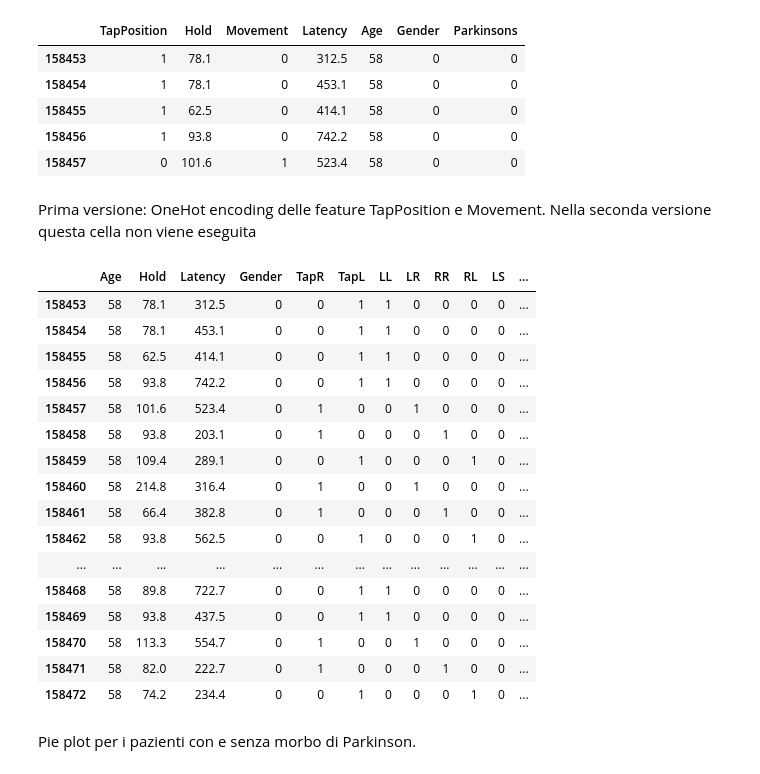
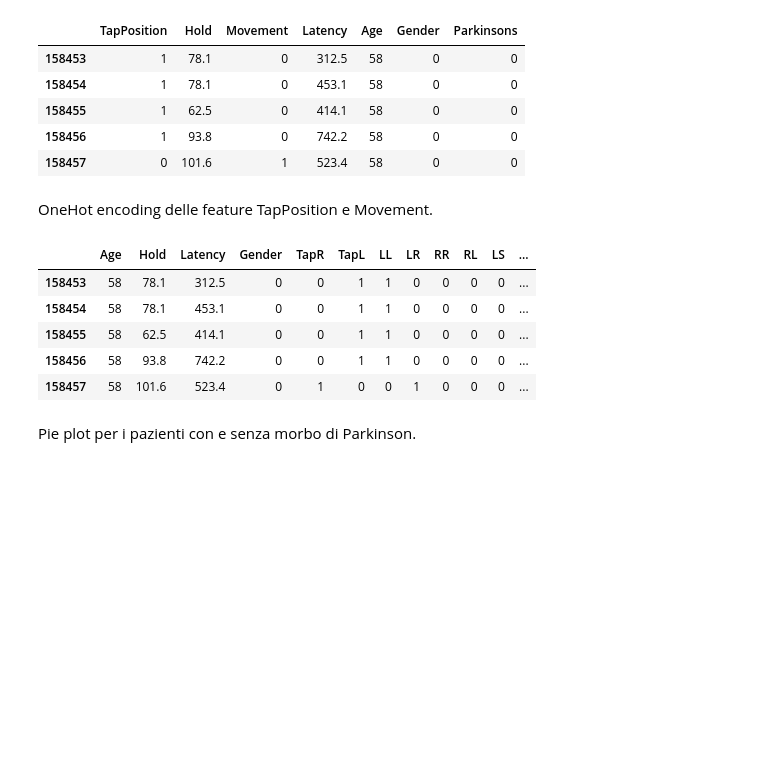
Before and after one commit to simonesinceri/ML-Project, a Jupyter notebook: parkinson_v1.ipynb, the cells around one changed output. Saved outputs shown, nothing was run; the diff lists cells and outputs as text; code cells hidden in the pictures; blank space fills up the shorter version.

```diff
--- a/parkinson_v1.ipynb
+++ b/parkinson_v1.ipynb
@@ -260,42 +278,31 @@ all_userdata_df.head()
 | 158456 | 1 | 93.8 | 0 | 742.2 | 58 | 0 | 0 |
 | 158457 | 0 | 101.6 | 1 | 523.4 | 58 | 0 | 0 |
 # %% [markdown]
-Prima versione: OneHot encoding delle feature TapPosition e Movement. Nella seconda versione questa cella non viene eseguita
+OneHot encoding delle feature TapPosition e Movement.
 # %%
-# onehot di tap position e movement
+# onehot of tap position e movement
 
 OneHotTapPosition = pd.get_dummies(all_userdata_df.TapPosition)
 OneHotMovement = pd.get_dummies(all_userdata_df.Movement)
 
 OneHotMovement = OneHotMovement.rename(columns = {0: "LL", 1: "LR", 2: "RR", 3: "RL", 4: "LS", 5: "SL", 6: "RS", 7: "SR", 8: "SS"})
 all_userdata_df = all_userdata_df.drop(["Movement"], axis=1)
 
 OneHotTapPosition = OneHotTapPosition.rename(columns = {0: "TapR", 1: "TapL", 2: "TapS"})
 all_userdata_df = all_userdata_df.drop(["TapPosition"], axis=1)
 
 all_userdata_df = pd.concat([all_userdata_df, OneHotTapPosition, OneHotMovement], axis=1)
 
 all_userdata_df = all_userdata_df.reindex(columns = ["Age", "Hold", "Latency", "Gender", "TapR", "TapL", "LL", "LR", "RR", "RL", "LS", "SL", "RS", "SR", "SS", "Parkinsons"])
 
-all_userdata_df.head(20)
+all_userdata_df.head()
 # %% [output]
 |  | Age | Hold | Latency | Gender | TapR | TapL | LL | LR | RR | RL | LS | ... |
 | 158453 | 58 | 78.1 | 312.5 | 0 | 0 | 1 | 1 | 0 | 0 | 0 | 0 | ... |
 | 158454 | 58 | 78.1 | 453.1 | 0 | 0 | 1 | 1 | 0 | 0 | 0 | 0 | ... |
 | 158455 | 58 | 62.5 | 414.1 | 0 | 0 | 1 | 1 | 0 | 0 | 0 | 0 | ... |
 | 158456 | 58 | 93.8 | 742.2 | 0 | 0 | 1 | 1 | 0 | 0 | 0 | 0 | ... |
 | 158457 | 58 | 101.6 | 523.4 | 0 | 1 | 0 | 0 | 1 | 0 | 0 | 0 | ... |
-| 158458 | 58 | 93.8 | 203.1 | 0 | 1 | 0 | 0 | 0 | 1 | 0 | 0 | ... |
-| 158459 | 58 | 109.4 | 289.1 | 0 | 0 | 1 | 0 | 0 | 0 | 1 | 0 | ... |
-| 158460 | 58 | 214.8 | 316.4 | 0 | 1 | 0 | 0 | 1 | 0 | 0 | 0 | ... |
-| 158461 | 58 | 66.4 | 382.8 | 0 | 1 | 0 | 0 | 0 | 1 | 0 | 0 | ... |
-| 158462 | 58 | 93.8 | 562.5 | 0 | 0 | 1 | 0 | 0 | 0 | 1 | 0 | ... |
-| ... | ... | ... | ... | ... | ... | ... | ... | ... | ... | ... | ... | ... |
-| 158468 | 58 | 89.8 | 722.7 | 0 | 0 | 1 | 1 | 0 | 0 | 0 | 0 | ... |
-| 158469 | 58 | 93.8 | 437.5 | 0 | 0 | 1 | 1 | 0 | 0 | 0 | 0 | ... |
-| 158470 | 58 | 113.3 | 554.7 | 0 | 1 | 0 | 0 | 1 | 0 | 0 | 0 | ... |
-| 158471 | 58 | 82.0 | 222.7 | 0 | 1 | 0 | 0 | 0 | 1 | 0 | 0 | ... |
-| 158472 | 58 | 74.2 | 234.4 | 0 | 0 | 1 | 0 | 0 | 0 | 1 | 0 | ... |
 # %% [markdown]
 Pie plot per i pazienti con e senza morbo di Parkinson.
 # %%
```
Also changed, not shown: parts of 39 cells of this notebook, 2 other files.
